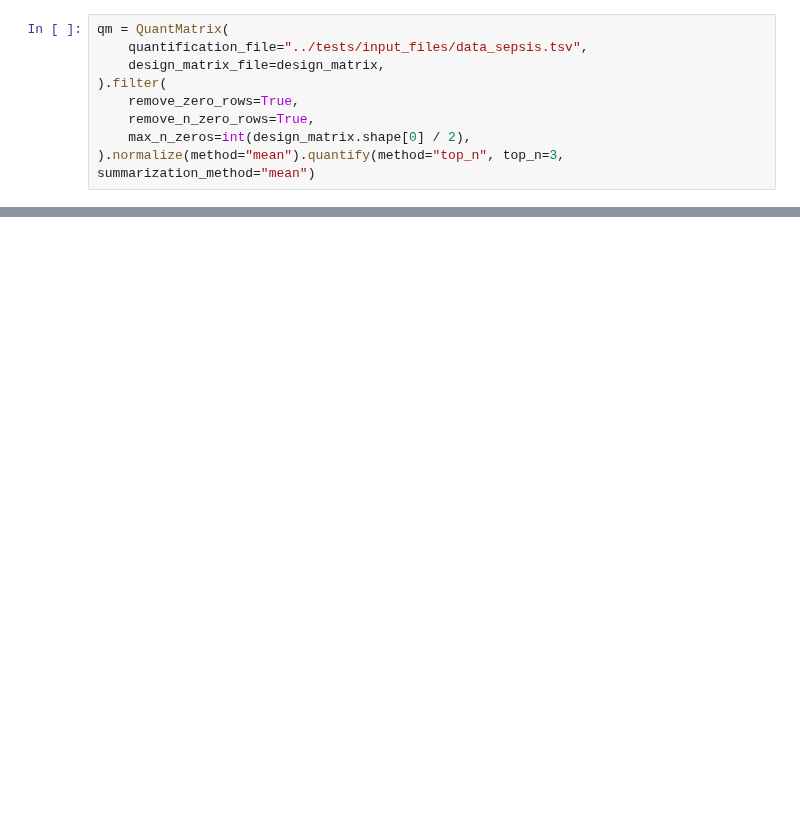
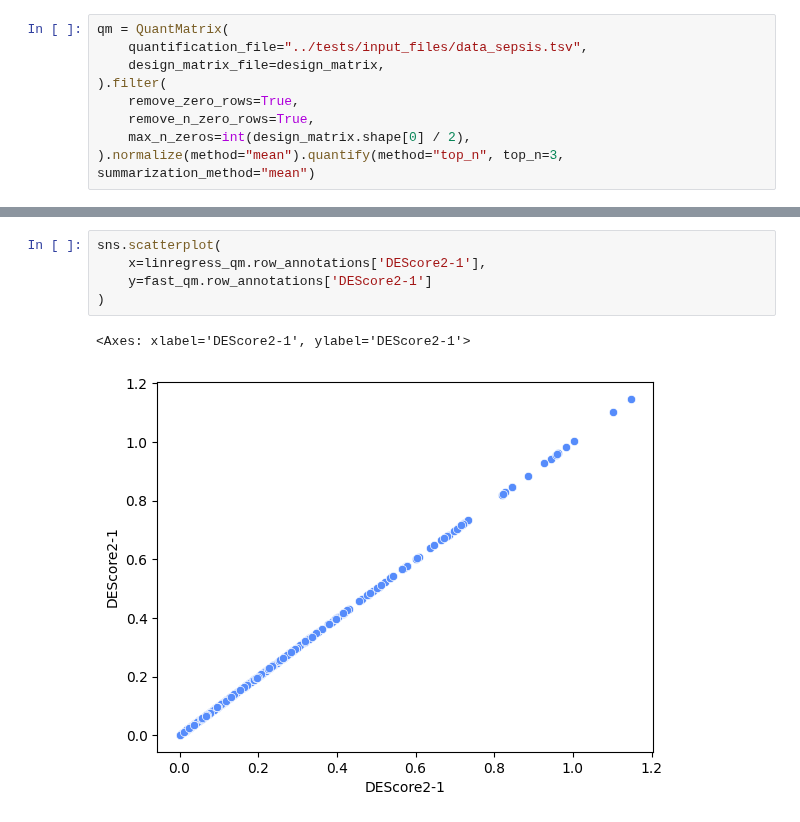
Before and after one commit to InfectionMedicineProteomics/DPKS, a Jupyter notebook: notebooks/differential_expression_fast_test_with_na.ipynb, the cells around one changed output, grey strips where cells are left out. Drawn from its saved outputs; the diff is of its cells as text; blank space fills up the shorter version.

```diff
--- a/notebooks/differential_expression_fast_test_with_na.ipynb
+++ b/notebooks/differential_expression_fast_test_with_na.ipynb
@@ -58,0 +113,8 @@ sns.scatterplot(
+# %%
+sns.scatterplot(
+    x=linregress_qm.row_annotations['DEScore2-1'],
+    y=fast_qm.row_annotations['DEScore2-1']
+)
+# %% [output]
+<Axes: xlabel='DEScore2-1', ylabel='DEScore2-1'>
+[figure, added]
```
Also changed, not shown: parts of 11 cells of this notebook, 1 other file.
